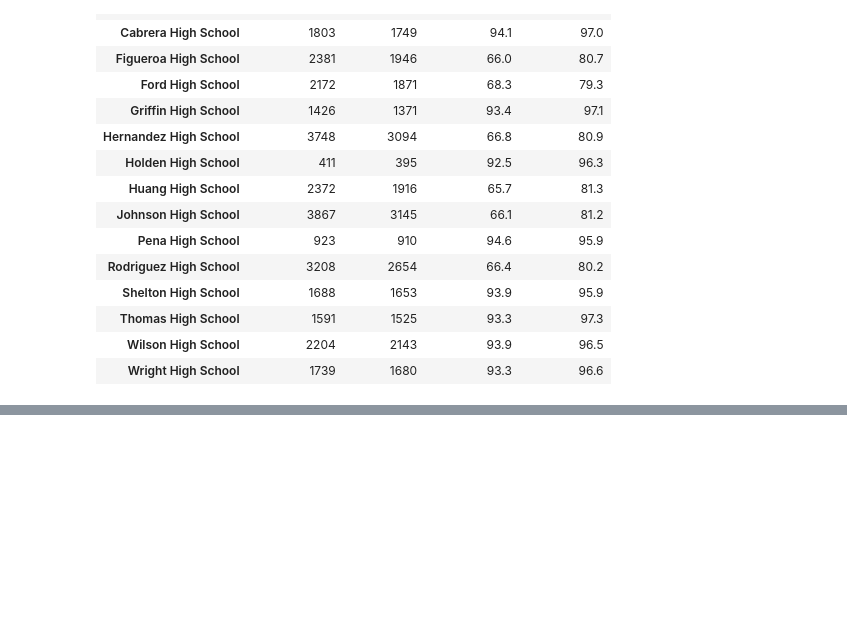
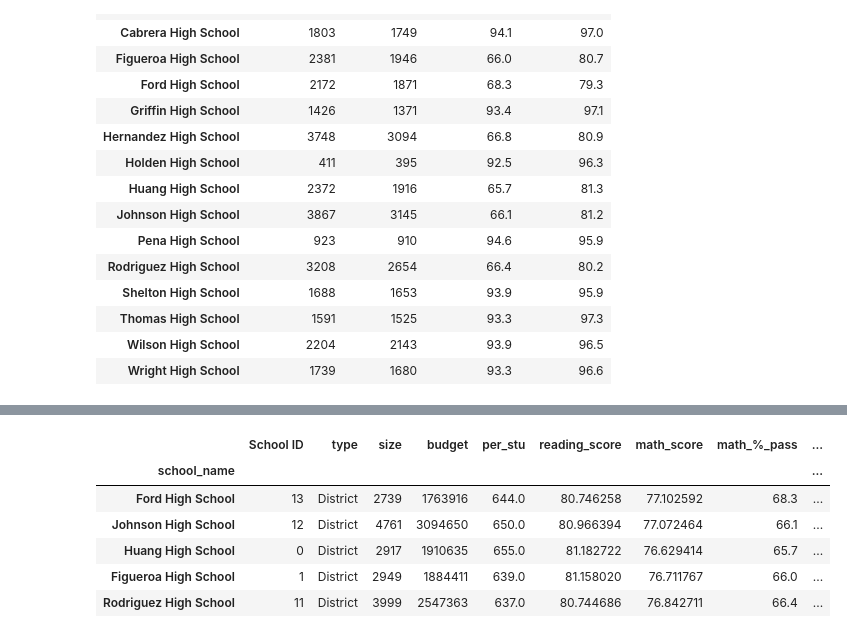
Before and after one commit to bman511/PyAcademy, a Jupyter notebook: PyCitySchoolsAnalysis.ipynb, the cells around one changed output, grey strips where cells are left out. Cells and saved outputs as stored; diff of their text form; code cells hidden in the pictures; blank space fills up the shorter version.

```diff
--- a/PyCitySchoolsAnalysis.ipynb
+++ b/PyCitySchoolsAnalysis.ipynb
@@ -230,0 +242,11 @@ final_school_df
+# %%
+bottom_five = final_school_df.sort_values('overall_pass',ascending=False).tail()
+bottom_five
+# %% [output]
+|  | School ID | type | size | budget | per_stu | reading_score | math_score | math_%_pass | ... |
+| school_name |  |  |  |  |  |  |  |  | ... |
+| Ford High School | 13 | District | 2739 | 1763916 | 644.0 | 80.746258 | 77.102592 | 68.3 | ... |
+| Johnson High School | 12 | District | 4761 | 3094650 | 650.0 | 80.966394 | 77.072464 | 66.1 | ... |
+| Huang High School | 0 | District | 2917 | 1910635 | 655.0 | 81.182722 | 76.629414 | 65.7 | ... |
+| Figueroa High School | 1 | District | 2949 | 1884411 | 639.0 | 81.158020 | 76.711767 | 66.0 | ... |
+| Rodriguez High School | 11 | District | 3999 | 2547363 | 637.0 | 80.744686 | 76.842711 | 66.4 | ... |
```
Also changed, not shown: parts of 1 cell of this notebook.
